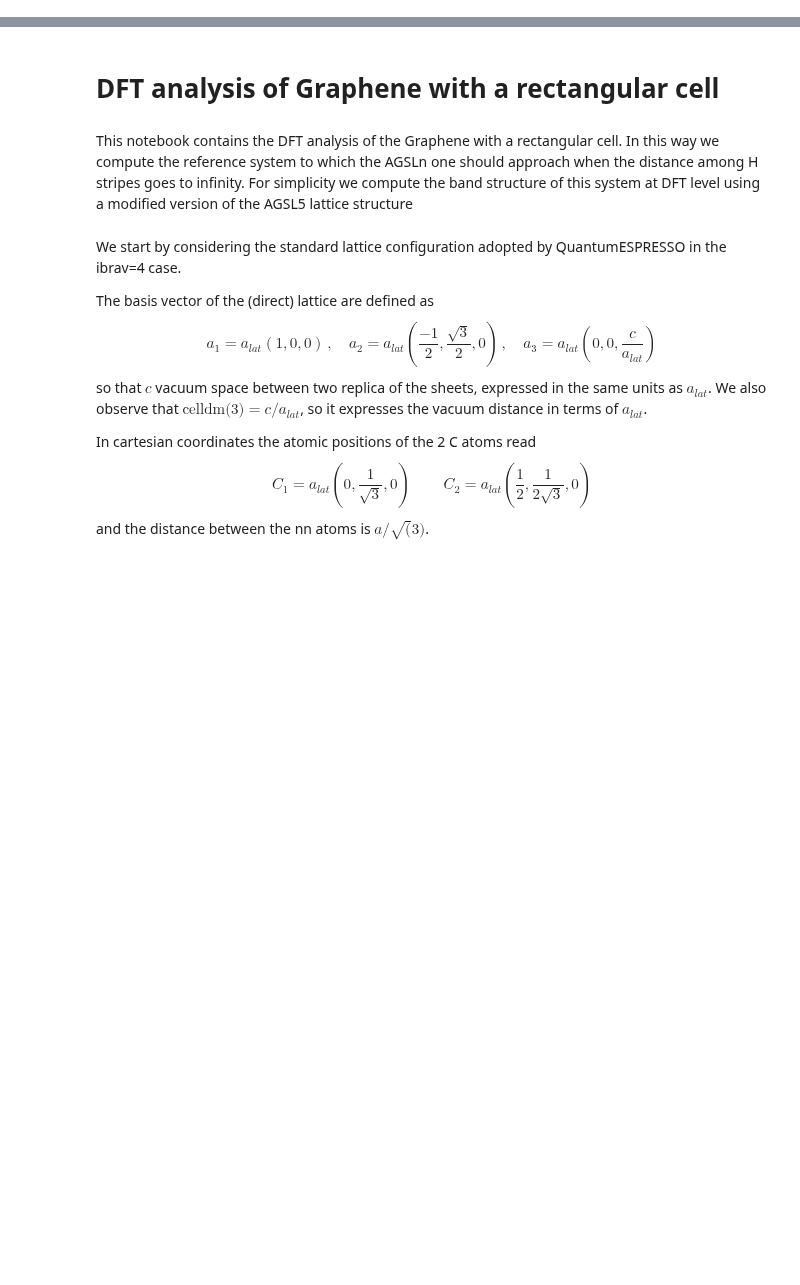
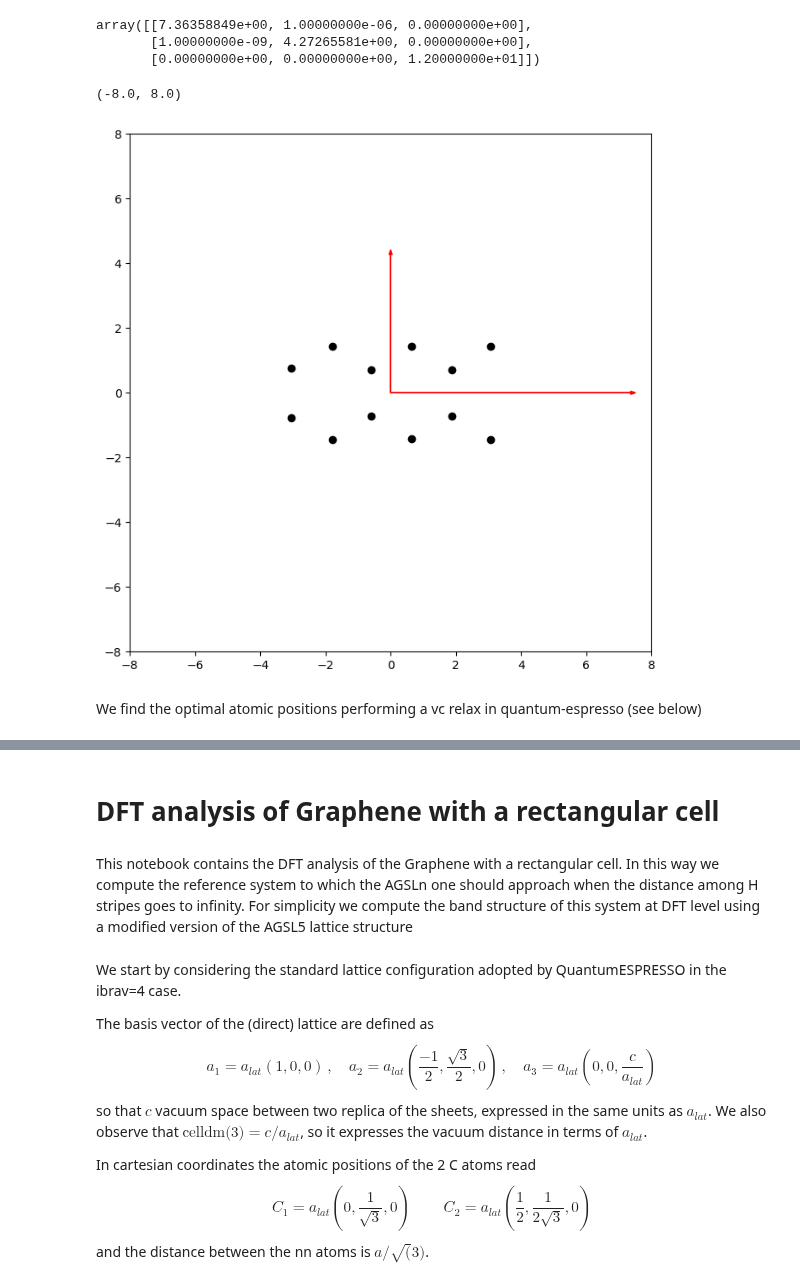
Before and after one commit to marcodalessandro76/AGSL5, a Jupyter notebook: graphene_rect/DFT_Analysis.ipynb, the cells around one changed output, grey strips where cells are left out. Saved outputs shown, nothing was run; the diff lists cells and outputs as text; code cells hidden in the pictures; blank space fills up the shorter version.

```diff
--- a/graphene_rect/DFT_Analysis.ipynb
+++ b/graphene_rect/DFT_Analysis.ipynb
@@ -14,0 +102,10 @@ from scipy.signal import argrelextrema
+# %%
+inp = I.PwInput(file='../n_5/Input_scf/qe_scf.in')
+atoms = inp['atomic_positions']['values'] # provided in angstrom
+cell_parameters = inp['cell_parameters']['values'] # provided in angstrom
+# %%
+atoms_Graphene = []
+for atom in atoms:
+    if atom[0] != 'H':
+        atoms_Graphene.append([atom[0],[atom[1][0],atom[1][1],0.0]])
+atoms_Graphene
@@ -15,3 +125,24 @@ from scipy.signal import argrelextrema
+# %%
+lattice = np.array(cell_parameters)
+positions = LL.build_lattice(lattice,atoms_Graphene,1,1,1) #3,4
+lattice
+# %% [output]
+array([[7.36358849e+00, 1.00000000e-06, 0.00000000e+00],
+       [1.00000000e-09, 4.27265581e+00, 0.00000000e+00],
+       [0.00000000e+00, 0.00000000e+00, 1.20000000e+01]])
+# %%
+fig, ax = plt.subplots(figsize=(8,8))
+for at in positions:
+    ax.scatter(at[1],at[2],color='black')
+ax.arrow(0,0,lattice[0][0],lattice[0][1],head_width=0.1,color='red')
+ax.arrow(0,0,lattice[1][0],lattice[1][1],head_width=0.1,color='red')
+ax.set_xlim(-8,8)
+ax.set_ylim(-8,8)
+# %% [output]
+(-8.0, 8.0)
+[figure, added]
+# %% [markdown]
+We find the optimal atomic positions performing a vc relax in quantum-espresso (see below)
 # %%
 # RunRules for leonardo
 nodes = 1
```
Also changed, not shown: parts of 11 cells of this notebook.
